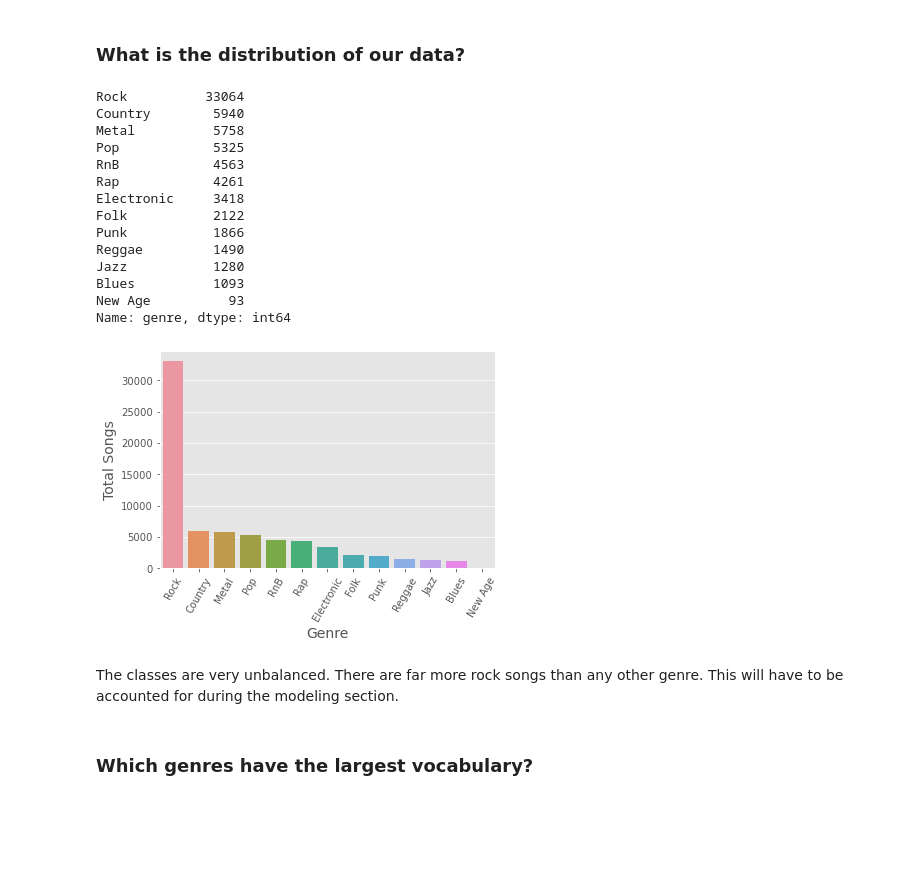
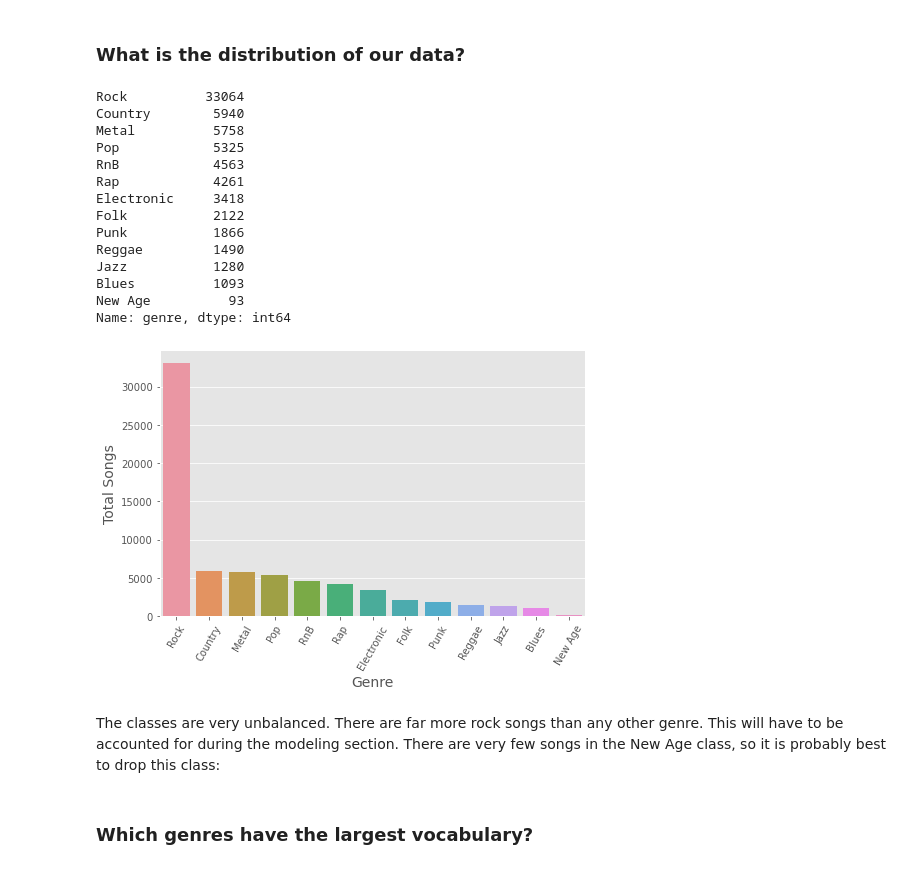
Before and after one commit to Nick-Henderson/genre-from-lyrics, a Jupyter notebook: Genre_from_lyrics_notebook.ipynb, the cells around one changed output. Drawn from its saved outputs; the diff is of its cells as text; code cells hidden in the pictures; blank space fills up the shorter version.

```diff
--- a/Genre_from_lyrics_notebook.ipynb
+++ b/Genre_from_lyrics_notebook.ipynb
@@ -265,28 +265,29 @@ cts
 ### What is the distribution of our data?
 # %%
 dist = cts.genre.value_counts()
-fig, ax = plt.subplots()
+fig, ax = plt.subplots(figsize=(7,5))
 sns.barplot(x=dist.index,y=dist,ax=ax)
 ax.set_xlabel('Genre',fontsize=14)
 plt.xticks(rotation='60')
 ax.set_ylabel('Total Songs',fontsize=14)
+fig.tight_layout()
 fig.savefig('figs/distribution.png')
 print(dist)
 # %% [output]
 Rock          33064
 Country        5940
 Metal          5758
 Pop            5325
 RnB            4563
 Rap            4261
 Electronic     3418
 Folk           2122
 Punk           1866
 Reggae         1490
 Jazz           1280
 Blues          1093
 New Age          93
 Name: genre, dtype: int64
-[figure, old version]
+[figure, new version]
 # %% [markdown]
-The classes are very unbalanced. There are far more rock songs than any other genre. This will have to be accounted for during the modeling section.
+The classes are very unbalanced. There are far more rock songs than any other genre. This will have to be accounted for during the modeling section. There are very few songs in the New Age class, so it is probably best to drop this class:
```
Also changed, not shown: parts of 50 cells of this notebook, 7 other files.
